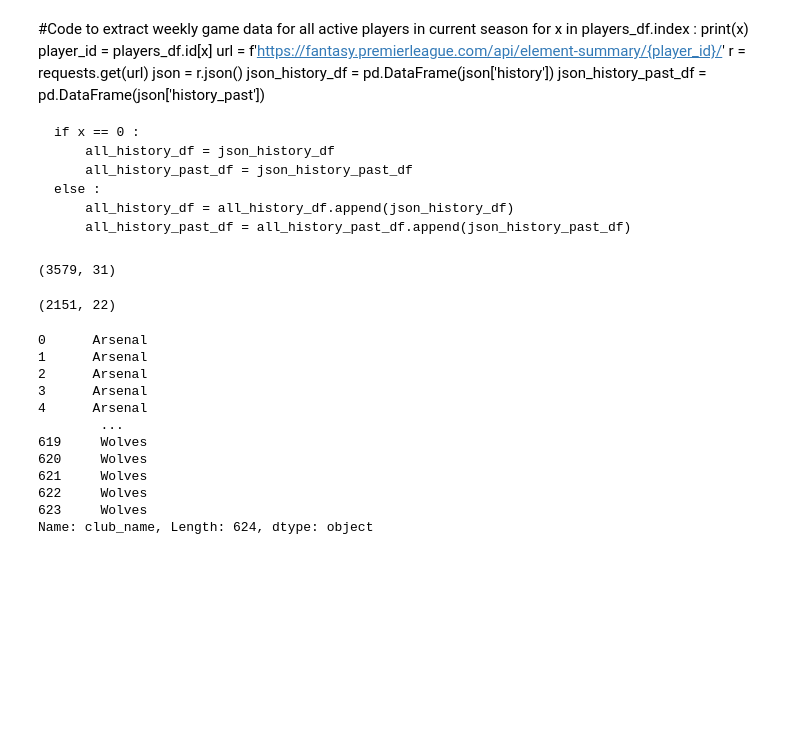
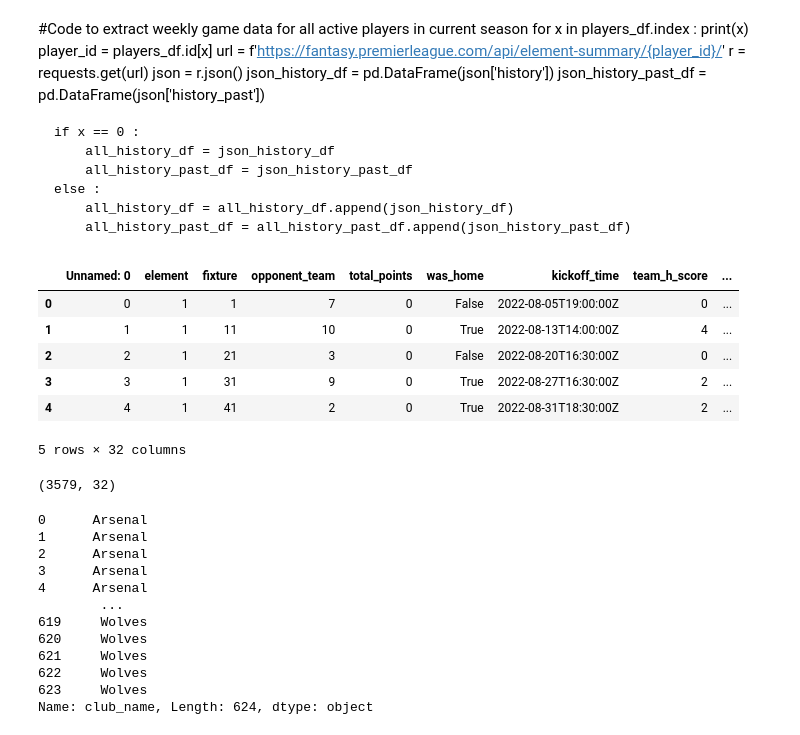
Before and after one commit to laniyadapo/FantasyPremierLeague, a Jupyter notebook: fantasy_test.ipynb, the cells around one changed output. Cells and saved outputs as stored; diff of their text form; code cells hidden in the pictures; blank space fills up the shorter version.

Commit message:
Test Data processing completed

```diff
--- a/fantasy_test.ipynb
+++ b/fantasy_test.ipynb
@@ -568,11 +565,19 @@ for x in players_df.index :
     else :
         all_history_df = all_history_df.append(json_history_df)
         all_history_past_df = all_history_past_df.append(json_history_past_df)
+# %%
+df_currentseason = pd.read_csv('current_season.csv')
+
+df_currentseason.head()
+# %% [output]
+|  | Unnamed: 0 | element | fixture | opponent_team | total_points | was_home | kickoff_time | team_h_score | ... |
+| 0 | 0 | 1 | 1 | 7 | 0 | False | 2022-08-05T19:00:00Z | 0 | ... |
+| 1 | 1 | 1 | 11 | 10 | 0 | True | 2022-08-13T14:00:00Z | 4 | ... |
+| 2 | 2 | 1 | 21 | 3 | 0 | False | 2022-08-20T16:30:00Z | 0 | ... |
+| 3 | 3 | 1 | 31 | 9 | 0 | True | 2022-08-27T16:30:00Z | 2 | ... |
+| 4 | 4 | 1 | 41 | 2 | 0 | True | 2022-08-31T18:30:00Z | 2 | ... |
+5 rows × 32 columns
 # %%
-all_history_df.shape #Test Data
+df_currentseason.shape #Test Data
 # %% [output]
-(3579, 31)
+(3579, 32)
-# %%
-all_history_past_df.shape #Past Seasons Data
-# %% [output]
-(2151, 22)
```
Also changed, not shown: parts of 39 cells of this notebook.
